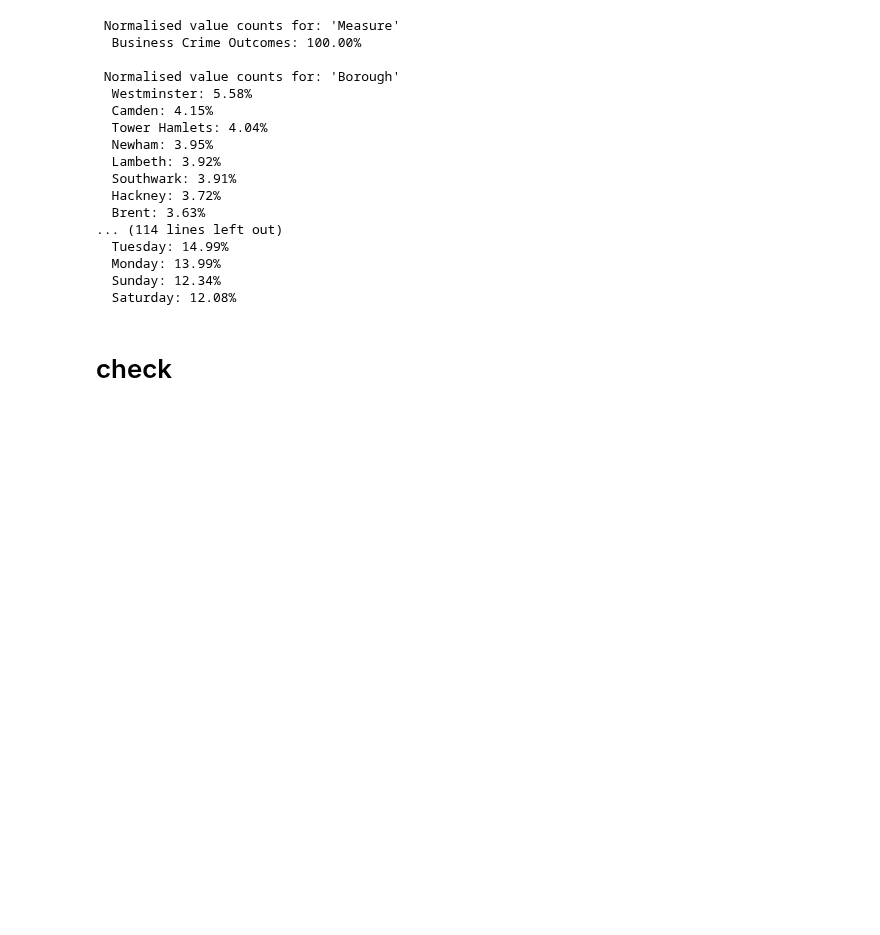
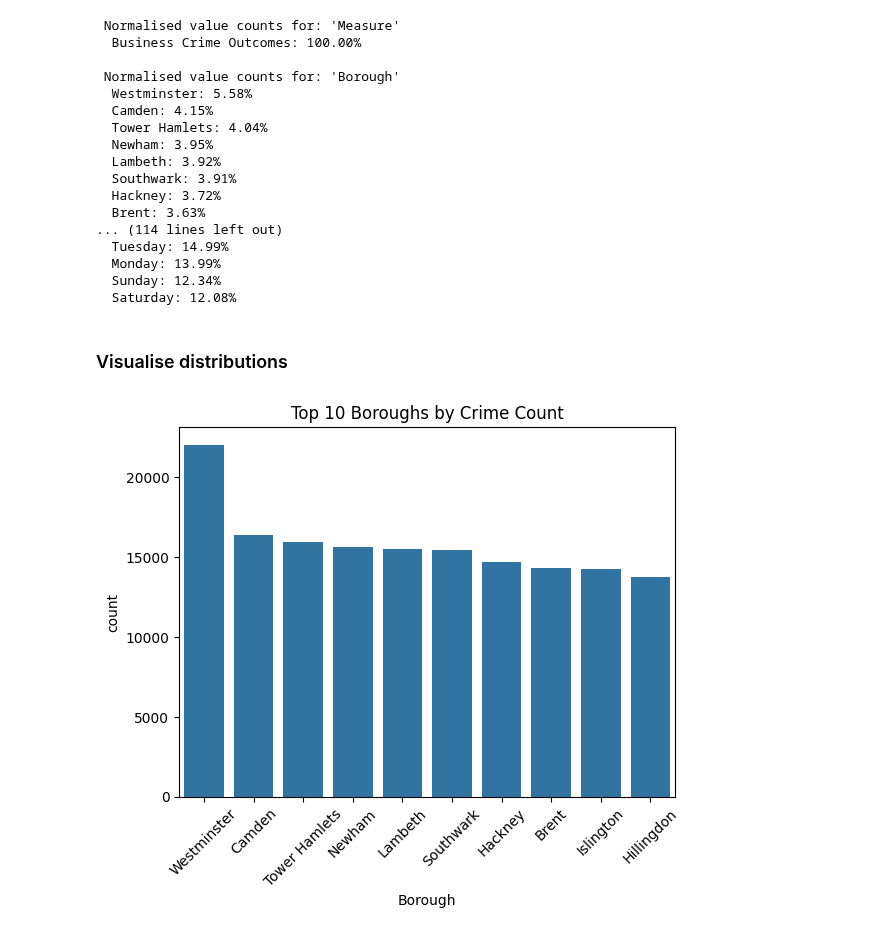
Before and after one commit to Kaori61/crime-data-analysis, a Jupyter notebook: jupyter_notebooks/exploratory_data_analysis.ipynb, the cells around one changed output. Drawn from its saved outputs; the diff is of its cells as text; code cells hidden in the pictures; blank space fills up the shorter version.

Commit message:
check data structure and create visualisation

```diff
--- a/jupyter_notebooks/exploratory_data_analysis.ipynb
+++ b/jupyter_notebooks/exploratory_data_analysis.ipynb
@@ -101,4 +101,15 @@ for col in df.select_dtypes(include='object').columns:
   Sunday: 12.34%
   Saturday: 12.08%
 # %% [markdown]
-# check
+### Visualise distributions
+# %%
+# create bar chart for top 10 crime count Boroughs
+top_boroughs = df['Borough'].value_counts().nlargest(10).index
+
+sns.countplot(data=df[df['Borough'].isin(top_boroughs)], x='Borough',
+              order=top_boroughs)
+plt.xticks(rotation=45)
+plt.title('Top 10 Boroughs by Crime Count')
+plt.show()
+# %% [output]
+[figure, added]
```
Also changed, not shown: parts of 1 cell of this notebook.
